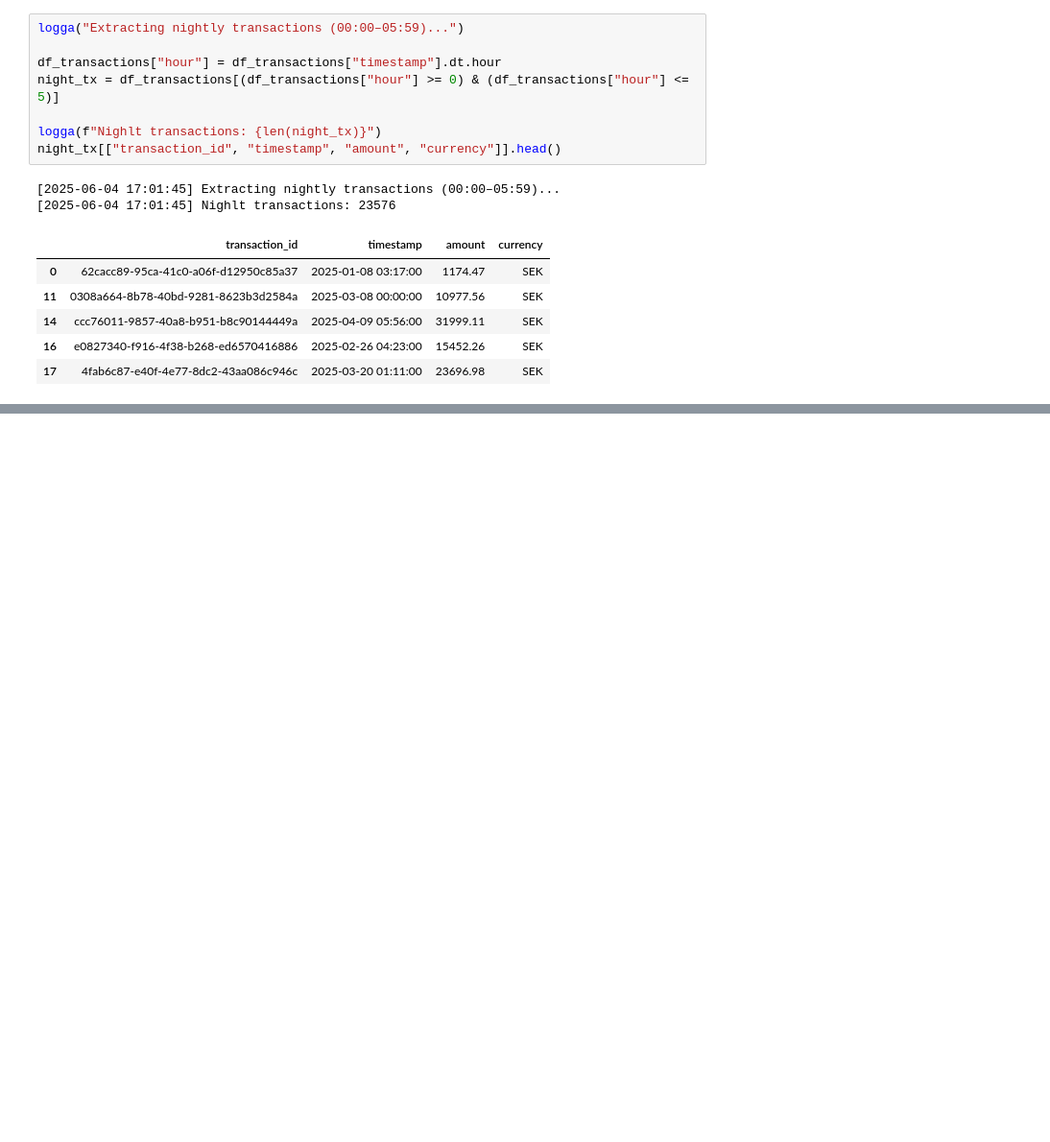
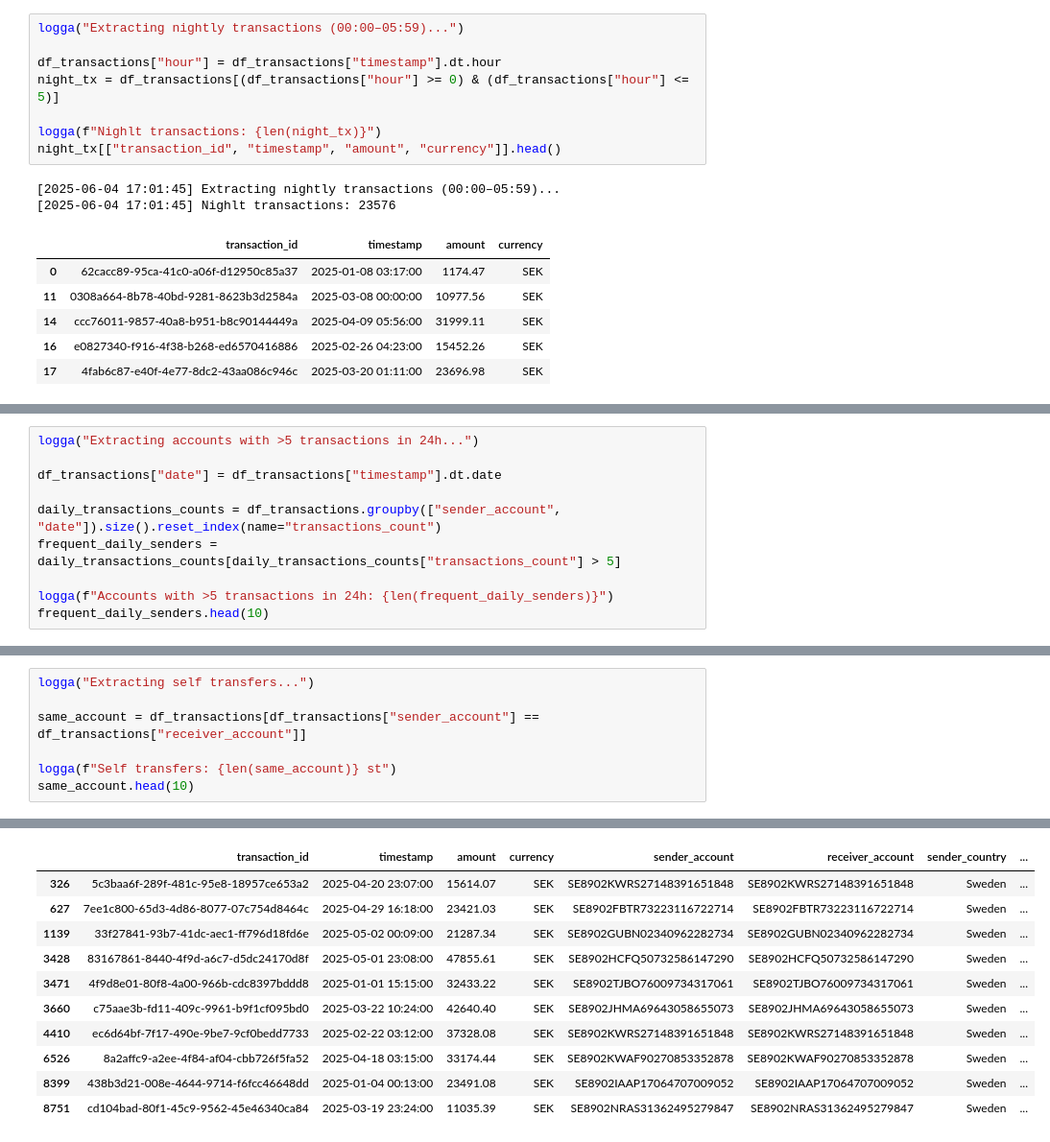
Before and after one commit to MalinHoog/bank-python-groupproject, a Jupyter notebook: transactions_logs.ipynb, the cells around one changed output, grey strips where cells are left out. Shown at 96% size. Drawn from its saved outputs; the diff is of its cells as text; blank space fills up the shorter version.

```diff
--- a/transactions_logs.ipynb
+++ b/transactions_logs.ipynb
@@ -79,0 +105,10 @@ night_tx[["transaction_id", "timestamp", "amount", "currency"]].head()
+# %%
+logga("Extracting accounts with >5 transactions in 24h...")
+
+df_transactions["date"] = df_transactions["timestamp"].dt.date
+
+daily_transactions_counts = df_transactions.groupby(["sender_account", "date"]).size().reset_index(name="transactions_count")
+frequent_daily_senders = daily_transactions_counts[daily_transactions_counts["transactions_count"] > 5]
+
+logga(f"Accounts with >5 transactions in 24h: {len(frequent_daily_senders)}")
+frequent_daily_senders.head(10)
@@ -79,0 +129,8 @@ night_tx[["transaction_id", "timestamp", "amount", "currency"]].head()
+# %%
+logga("Extracting self transfers...")
+
+same_account = df_transactions[df_transactions["sender_account"] == df_transactions["receiver_account"]]
+
+logga(f"Self transfers: {len(same_account)} st")
+same_account.head(10)
+# %% [output]
@@ -79,0 +139,11 @@ night_tx[["transaction_id", "timestamp", "amount", "currency"]].head()
+|  | transaction_id | timestamp | amount | currency | sender_account | receiver_account | sender_country | ... |
+| 326 | 5c3baa6f-289f-481c-95e8-18957ce653a2 | 2025-04-20 23:07:00 | 15614.07 | SEK | SE8902KWRS27148391651848 | SE8902KWRS27148391651848 | Sweden | ... |
+| 627 | 7ee1c800-65d3-4d86-8077-07c754d8464c | 2025-04-29 16:18:00 | 23421.03 | SEK | SE8902FBTR73223116722714 | SE8902FBTR73223116722714 | Sweden | ... |
+| 1139 | 33f27841-93b7-41dc-aec1-ff796d18fd6e | 2025-05-02 00:09:00 | 21287.34 | SEK | SE8902GUBN02340962282734 | SE8902GUBN02340962282734 | Sweden | ... |
+| 3428 | 83167861-8440-4f9d-a6c7-d5dc24170d8f | 2025-05-01 23:08:00 | 47855.61 | SEK | SE8902HCFQ50732586147290 | SE8902HCFQ50732586147290 | Sweden | ... |
+| 3471 | 4f9d8e01-80f8-4a00-966b-cdc8397bddd8 | 2025-01-01 15:15:00 | 32433.22 | SEK | SE8902TJBO76009734317061 | SE8902TJBO76009734317061 | Sweden | ... |
+| 3660 | c75aae3b-fd11-409c-9961-b9f1cf095bd0 | 2025-03-22 10:24:00 | 42640.40 | SEK | SE8902JHMA69643058655073 | SE8902JHMA69643058655073 | Sweden | ... |
+| 4410 | ec6d64bf-7f17-490e-9be7-9cf0bedd7733 | 2025-02-22 03:12:00 | 37328.08 | SEK | SE8902KWRS27148391651848 | SE8902KWRS27148391651848 | Sweden | ... |
+| 6526 | 8a2affc9-a2ee-4f84-af04-cbb726f5fa52 | 2025-04-18 03:15:00 | 33174.44 | SEK | SE8902KWAF90270853352878 | SE8902KWAF90270853352878 | Sweden | ... |
+| 8399 | 438b3d21-008e-4644-9714-f6fcc46648dd | 2025-01-04 00:13:00 | 23491.08 | SEK | SE8902IAAP17064707009052 | SE8902IAAP17064707009052 | Sweden | ... |
+| 8751 | cd104bad-80f1-45c9-9562-45e46340ca84 | 2025-03-19 23:24:00 | 11035.39 | SEK | SE8902NRAS31362495279847 | SE8902NRAS31362495279847 | Sweden | ... |
```
Also changed, not shown: parts of 10 cells of this notebook, 1 other file.
